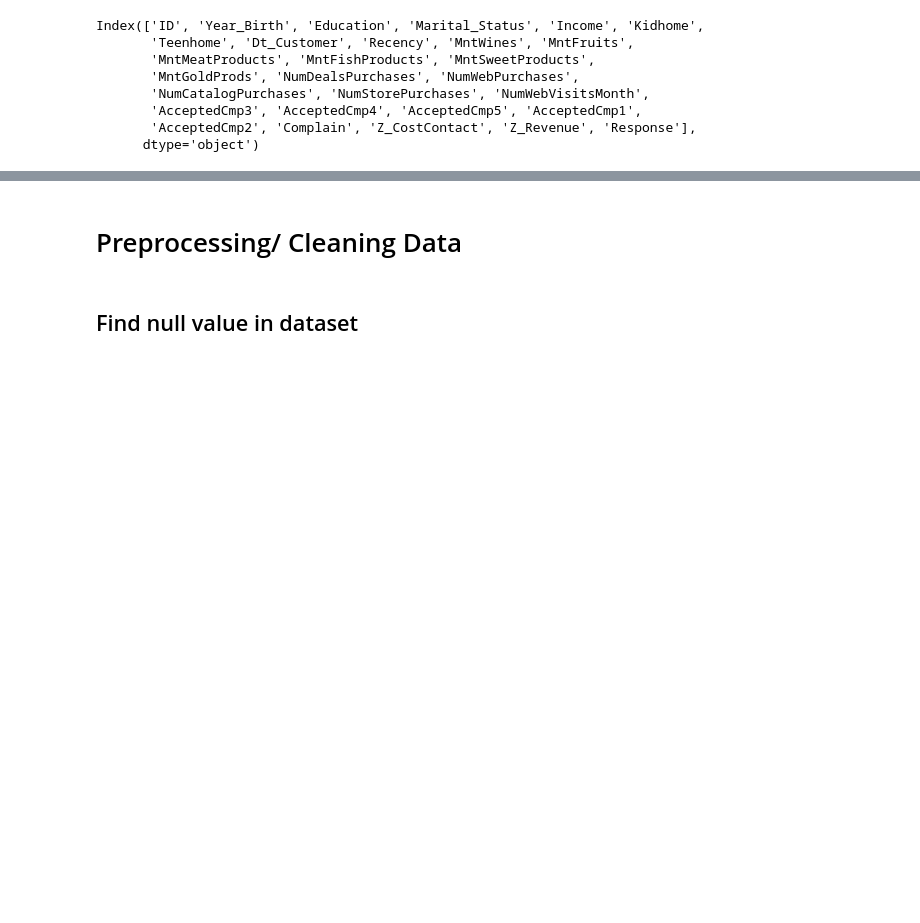
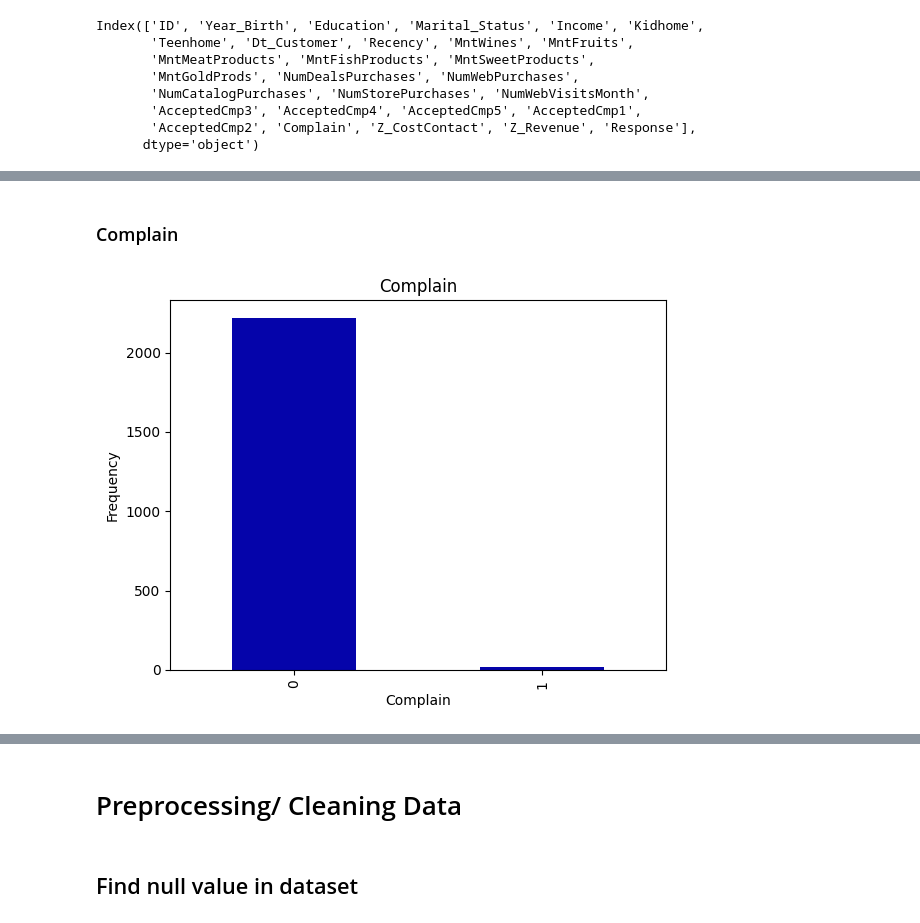
Before and after one commit to NguyenThaiKhoi/Customer-Personality-Analysis-with-PySpark, a Jupyter notebook: Customer_Personality_Analysis_with_PySpark.ipynb, the cells around one changed output, grey strips where cells are left out. Cells and saved outputs as stored; diff of their text form; code cells hidden in the pictures; blank space fills up the shorter version.

```diff
--- a/Customer_Personality_Analysis_with_PySpark.ipynb
+++ b/Customer_Personality_Analysis_with_PySpark.ipynb
@@ -138,0 +117,11 @@ dtype: int64
+# %% [markdown]
+### Complain
+# %%
+# 1 if the customer complained in the last 2 years, 0 otherwise
+df["Complain"].value_counts().plot(kind="bar", color='#0504aa')
+plt.xlabel('Complain')
+plt.ylabel('Frequency')
+plt.title('Complain')
+plt.show()
+# %% [output]
+[figure, added]
```
Also changed, not shown: parts of 78 cells of this notebook.
